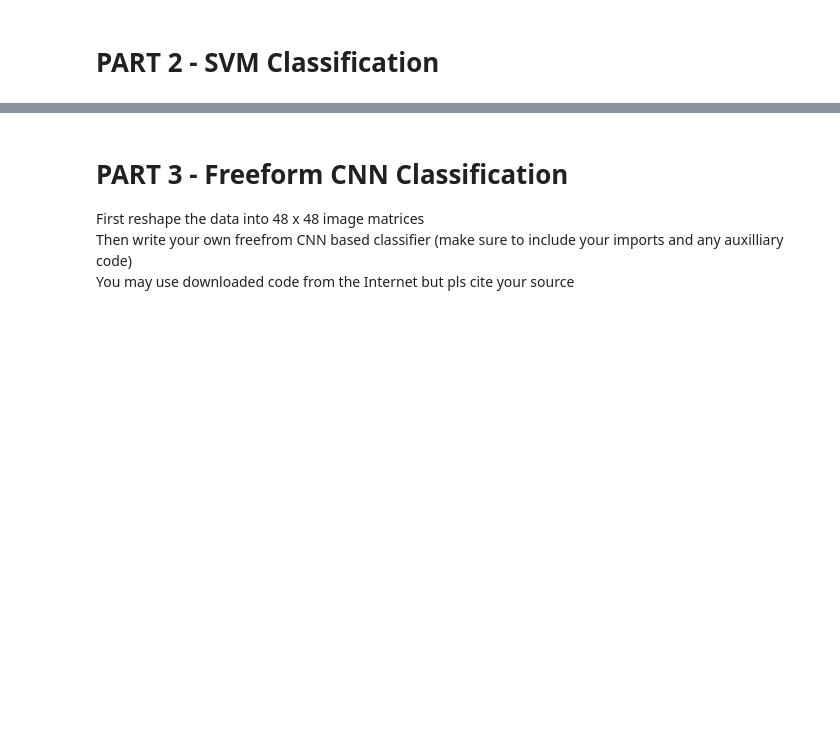
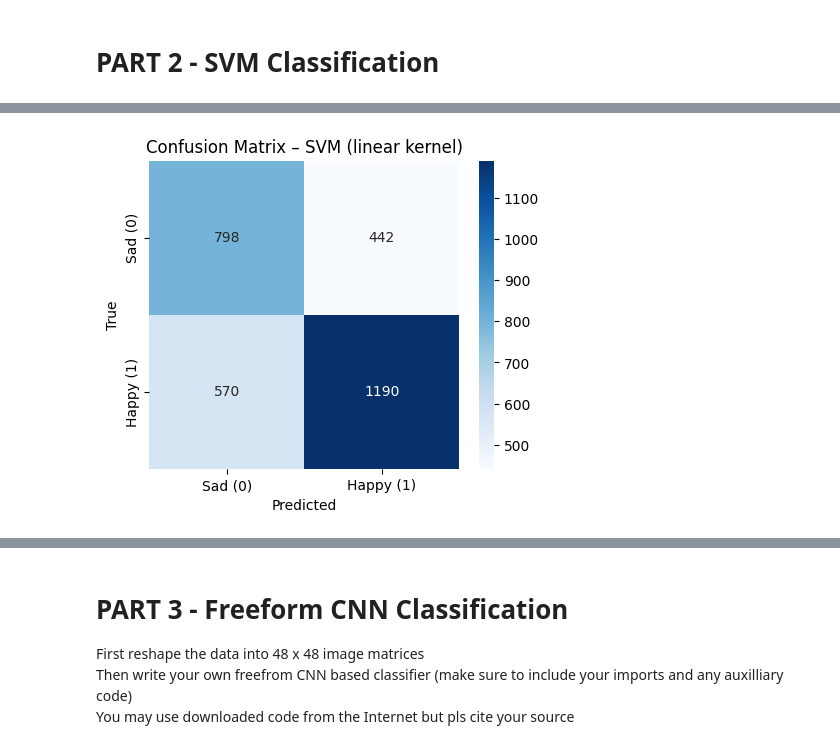
Before and after one commit to aryaa-deshpande/Pattern-Recognition-LRnNN, a Jupyter notebook: Homework2.ipynb, the cells around one changed output, grey strips where cells are left out. Saved outputs shown, nothing was run; the diff lists cells and outputs as text; code cells hidden in the pictures; blank space fills up the shorter version.

```diff
--- a/Homework2.ipynb
+++ b/Homework2.ipynb
@@ -242,0 +226,83 @@ print(classification_report(testY, predY))
+# %%
+from sklearn.svm import SVC
+from sklearn.metrics import classification_report, confusion_matrix, accuracy_score
+from sklearn.model_selection import train_test_split
+import seaborn as sns
+
+# load data
+trainX, trainY = getBinaryfer13Data('fer3and4train.csv')
+testX, testY   = getBinaryfer13Data('fer3and4test.csv')
+
+print("trainX:", trainX.shape, "trainY:", trainY.shape)
+print("testX:",  testX.shape,  "testY:",  testY.shape)
+
+# split off a validation set from the training data
+Xtr, Xval, Ytr, Yval = train_test_split(
+    trainX, trainY,
+    test_size=0.15,
+    random_state=30,
+    stratify=trainY
+)
+
+print("Xtr:", Xtr.shape, "Xval:", Xval.shape)
+
+
+def run_svm(kernel, **kwargs):
+    print("\n" + "-"*60)
+    print(f"SVM with {kernel} kernel")
+    print("-"*60)
+
+    clf = SVC(kernel=kernel, **kwargs)
+    clf.fit(Xtr, Ytr)
+
+    # validation
+    val_pred = clf.predict(Xval)
+    val_acc = accuracy_score(Yval, val_pred)
+    print(f"validation accuracy: {val_acc:.3f}")
+
+    # test
+    test_pred = clf.predict(testX)
+    test_acc = accuracy_score(testY, test_pred)
+    print(f"test accuracy:       {test_acc:.3f}")
+
+    print("\nconfusion matrix (test):")
+    print(confusion_matrix(testY, test_pred))
+
+    print("\nclassification report (test):")
+    print(classification_report(testY, test_pred))
+
+    # visualize confusion matrix
+    plt.figure(figsize=(5,4))
+    sns.heatmap(confusion_matrix(testY, test_pred),
+                annot=True, fmt='d', cmap='Blues',
+                xticklabels=["Sad (0)", "Happy (1)"],
+                yticklabels=["Sad (0)", "Happy (1)"])
+    plt.xlabel("Predicted")
+    plt.ylabel("True")
+    plt.title(f"Confusion Matrix – SVM ({kernel} kernel)")
+    plt.show()
+
+    return clf, val_acc, test_acc
+
+
+# linear kernel
+svm_linear, linear_val_acc, linear_test_acc = run_svm(
+    "linear",
+    C=1.0
+)
+
+# RBF kernel
+svm_rbf, rbf_val_acc, rbf_test_acc = run_svm(
+    "rbf",
+    C=1.0,
+    gamma="scale"
+)
+
+# polynomial kernel (degree 3 by default, can try others later)
+svm_poly, poly_val_acc, poly_test_acc = run_svm(
+    "poly",
+    C=1.0,
+    degree=3,
+    gamma="scale"
+)
+# %% [output]
@@ -242,0 +326 @@ print(classification_report(testY, predY))
+[figure, added]
```
Also changed, not shown: parts of 2 cells of this notebook.
